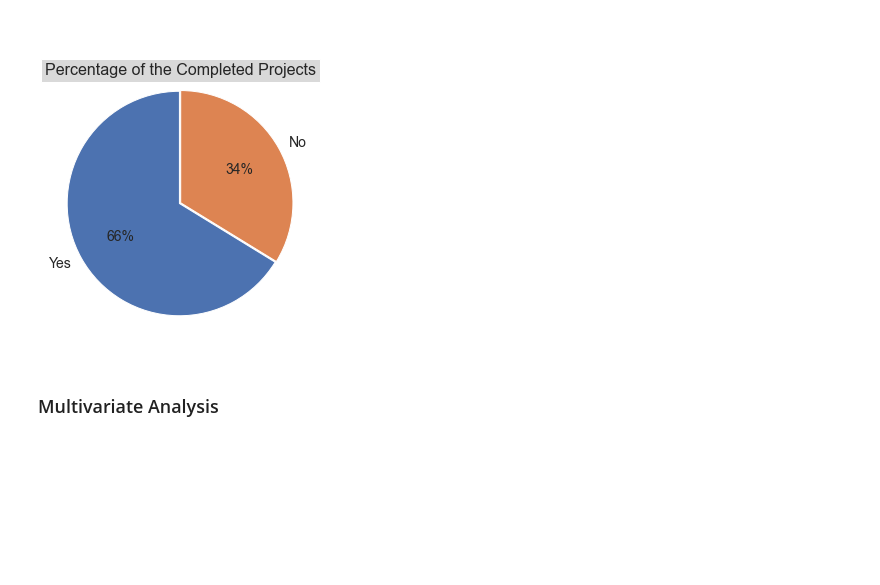
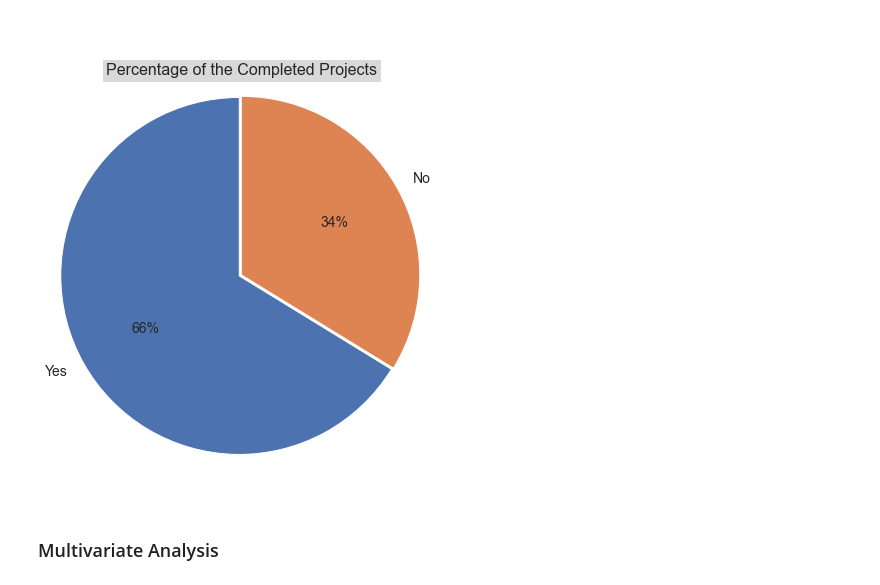
Before and after one commit to chineidu/Assignments, a Jupyter notebook: BiWeeklyProject1.ipynb, the cells around one changed output. Saved outputs shown, nothing was run; the diff lists cells and outputs as text; code cells hidden in the pictures; blank space fills up the shorter version.

```diff
--- a/BiWeeklyProject1.ipynb
+++ b/BiWeeklyProject1.ipynb
@@ -413,17 +413,17 @@ Name: ProjCompleted, dtype: float64
 <br>
 # %%
 # make a pie chart
-fig, axs = plt.subplots()
+plt.figure(figsize=(10, 6))
 
-axs.pie(x=a, labels=['Yes', 'No'], explode=[0.015, 0], autopct='%1.0f%%', radius=1.15,
+plt.pie(x=a, labels=['Yes', 'No'], explode=[0.015, 0], autopct='%1.0f%%', radius=1.15,
         textprops={'fontsize': 14}, startangle=90)
 plt.title('Percentage of the Completed Projects',
-          fontsize=16, bbox={'facecolor':'0.85', 'pad':4})
+          fontsize=16, bbox={'facecolor':'0.85', 'pad':4}, y=1)
 
-fig.tight_layout()
+plt.tight_layout()
 plt.show()
 # %% [output]
-[figure, old version]
+[figure, new version]
 # %% [markdown]
 <br>
 
```
